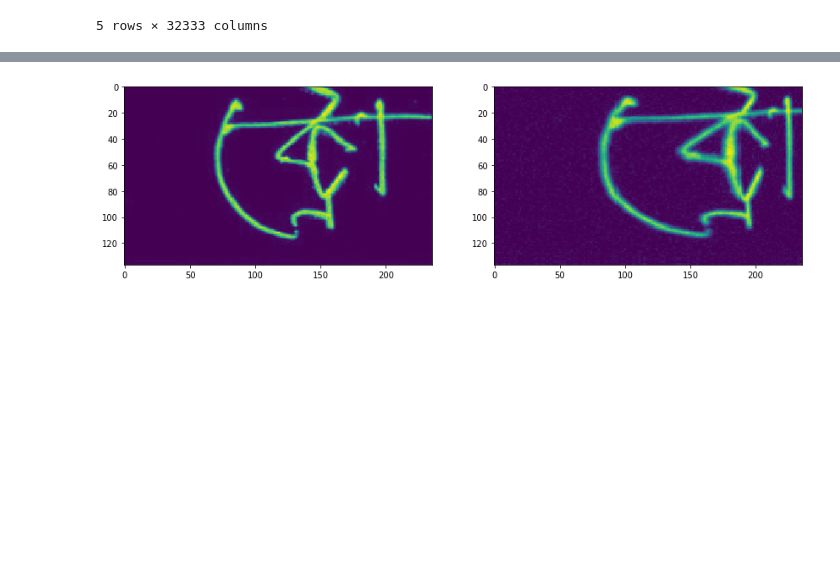
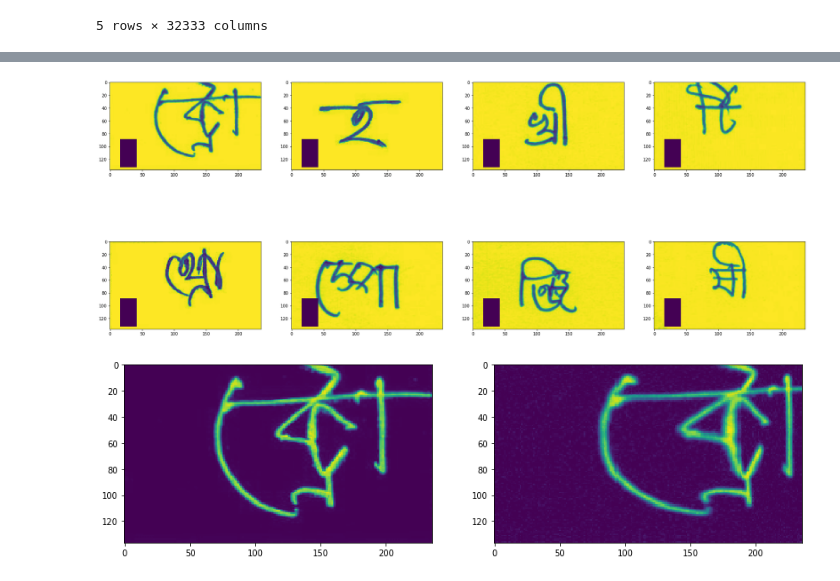
Before and after one commit to chicm/bengali, a Jupyter notebook: notebooks/augmentation.ipynb, the cells around one changed output, grey strips where cells are left out. Saved outputs shown, nothing was run; the diff lists cells and outputs as text; code cells hidden in the pictures; blank space fills up the shorter version.

```diff
--- a/notebooks/augmentation.ipynb
+++ b/notebooks/augmentation.ipynb
@@ -74,3 +126,9 @@ plt.imshow(transforms.functional.to_pil_image(x))
+# %%
+#plt.imshow(transforms.functional.to_pil_image(x[5]))
+mixed = cutmix_data(x, alpha=1.5)
+show_imgs([transforms.functional.to_pil_image(mixed[i]) for i in range(len(x))])
+# %% [output]
+[figure, added]
 # %%
 def get_train_augs(p=1.):
     return albu.Compose([
```
Also changed, not shown: parts of 8 cells of this notebook.
